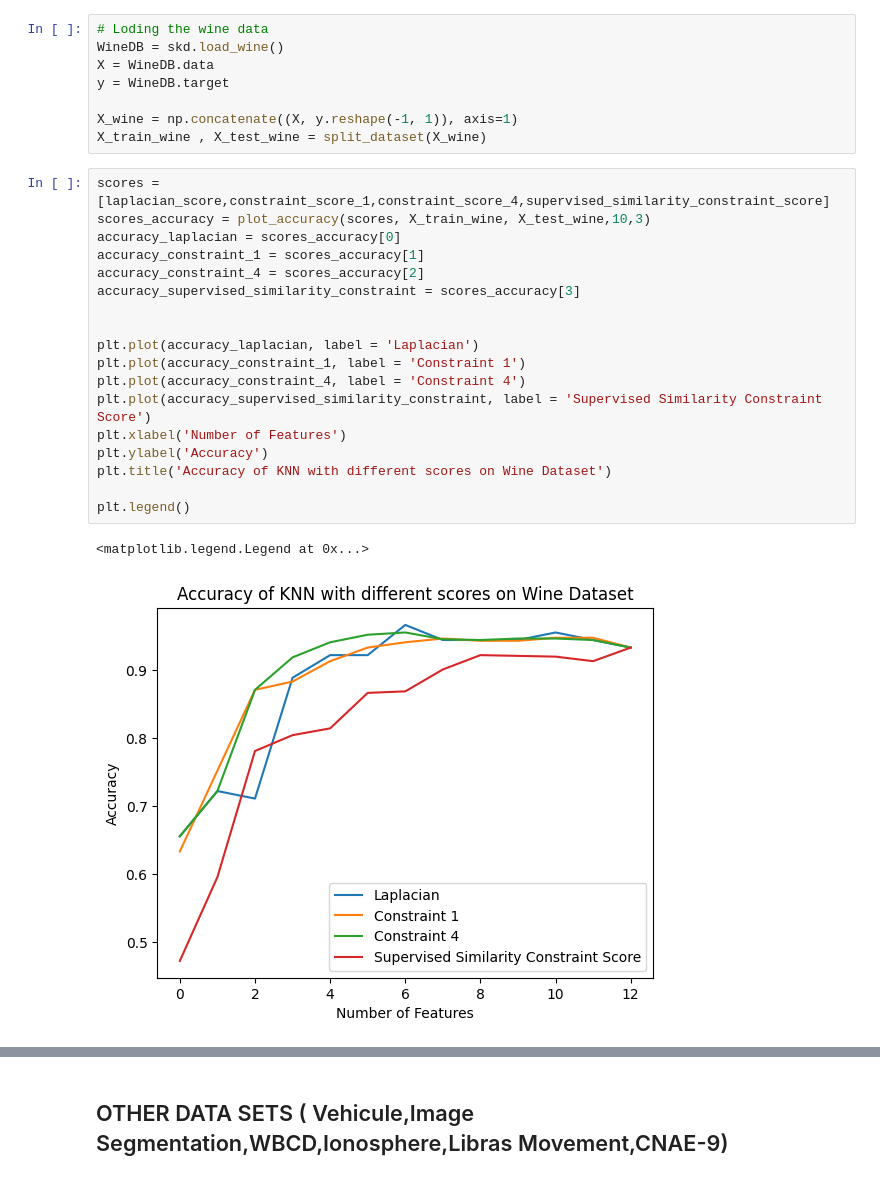
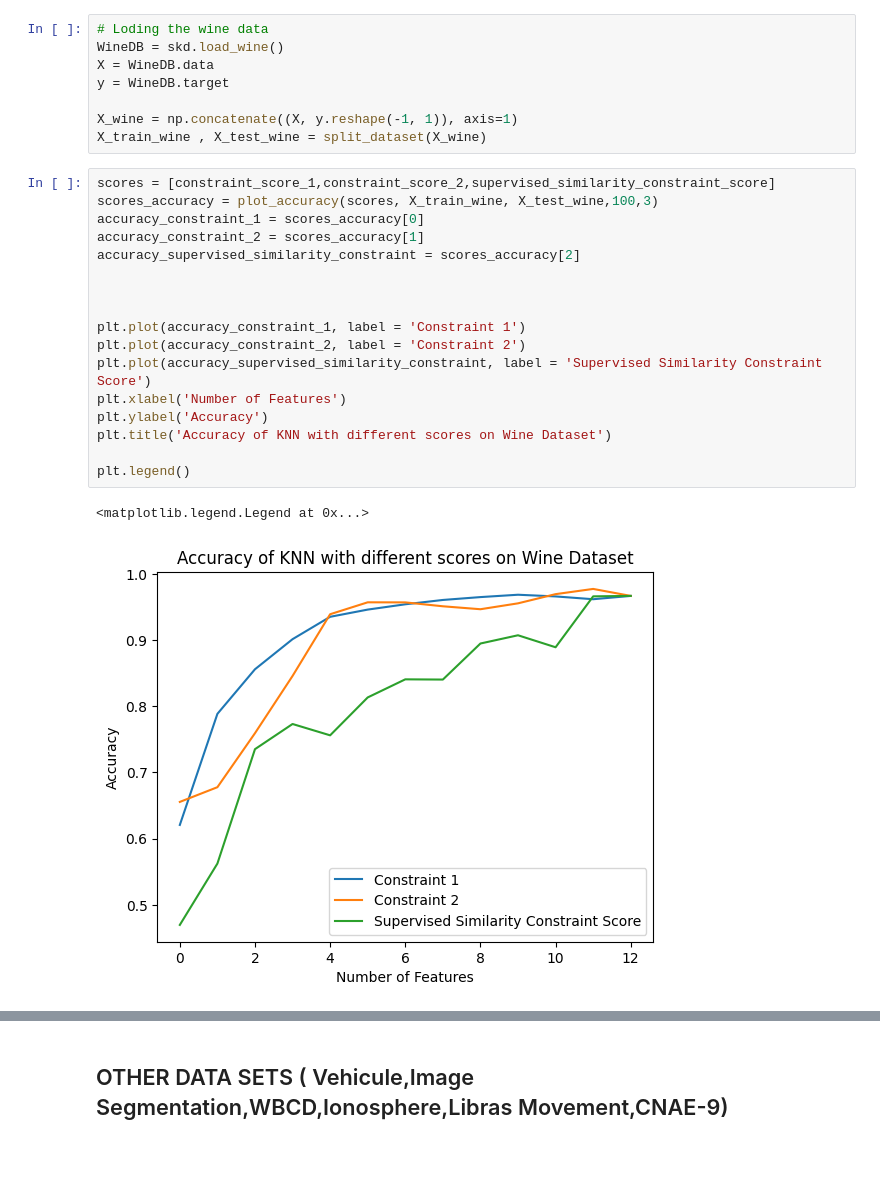
Before and after one commit to FabioGadegbeku/Similarity-Based-CS, a Jupyter notebook: sim_based_cs/notebook.ipynb, the cells around one changed output, grey strips where cells are left out. Drawn from its saved outputs; the diff is of its cells as text.

```diff
--- a/sim_based_cs/notebook.ipynb
+++ b/sim_based_cs/notebook.ipynb
@@ -25,24 +34,23 @@ y = WineDB.target
 X_wine = np.concatenate((X, y.reshape(-1, 1)), axis=1)
 X_train_wine , X_test_wine = split_dataset(X_wine)
 # %%
-scores = [laplacian_score,constraint_score_1,constraint_score_4,supervised_similarity_constraint_score]
-scores_accuracy = plot_accuracy(scores, X_train_wine, X_test_wine,10,3)
-accuracy_laplacian = scores_accuracy[0]
-accuracy_constraint_1 = scores_accuracy[1]
-accuracy_constraint_4 = scores_accuracy[2]
-accuracy_supervised_similarity_constraint = scores_accuracy[3]
+scores = [constraint_score_1,constraint_score_2,supervised_similarity_constraint_score]
+scores_accuracy = plot_accuracy(scores, X_train_wine, X_test_wine,100,3)
+accuracy_constraint_1 = scores_accuracy[0]
+accuracy_constraint_2 = scores_accuracy[1]
+accuracy_supervised_similarity_constraint = scores_accuracy[2]
 
 
-plt.plot(accuracy_laplacian, label = 'Laplacian')
+
 plt.plot(accuracy_constraint_1, label = 'Constraint 1')
-plt.plot(accuracy_constraint_4, label = 'Constraint 4')
+plt.plot(accuracy_constraint_2, label = 'Constraint 2')
 plt.plot(accuracy_supervised_similarity_constraint, label = 'Supervised Similarity Constraint Score')
 plt.xlabel('Number of Features')
 plt.ylabel('Accuracy')
 plt.title('Accuracy of KNN with different scores on Wine Dataset')
 
 plt.legend()
 # %% [output]
 <matplotlib.legend.Legend at 0x...>
-[figure, old version]
+[figure, new version]
 # %%
```
Also changed, not shown: parts of 32 cells of this notebook, 1 other file.
